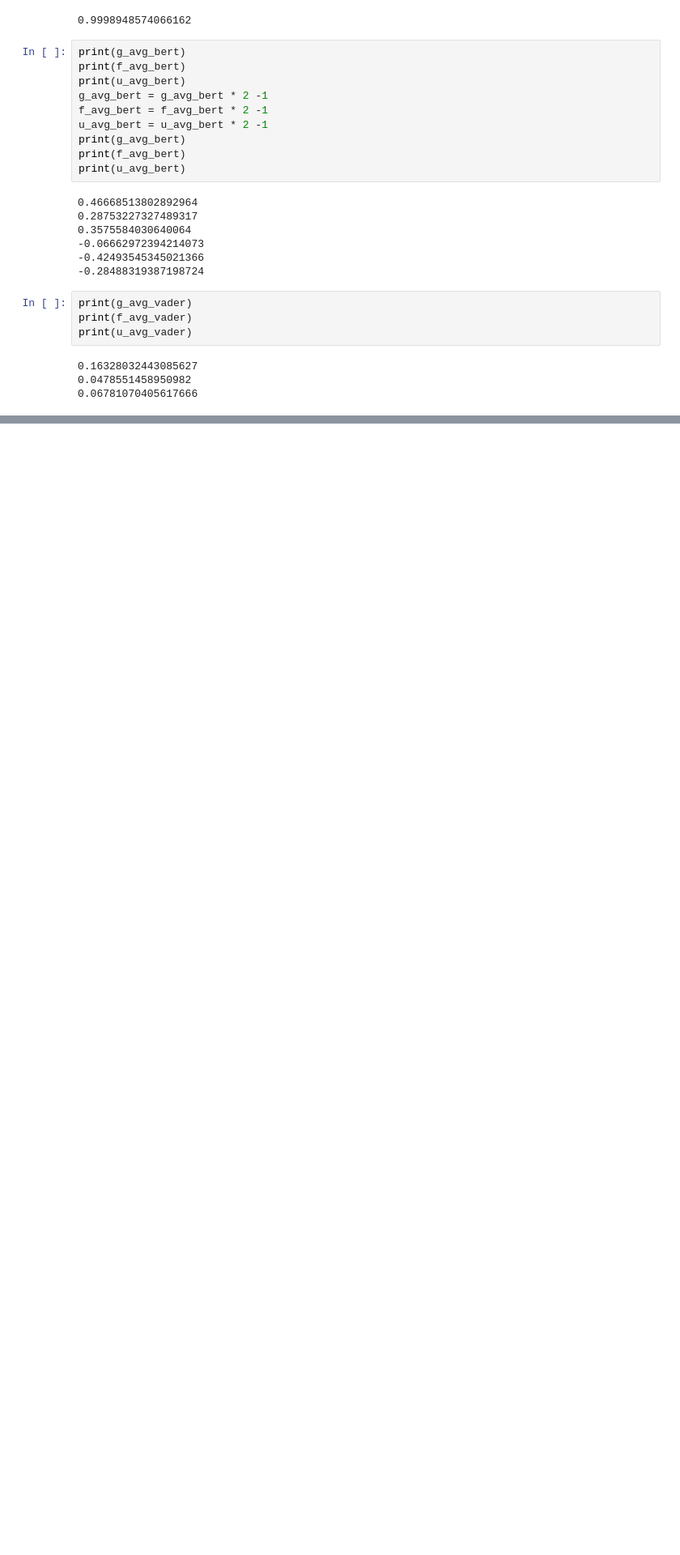
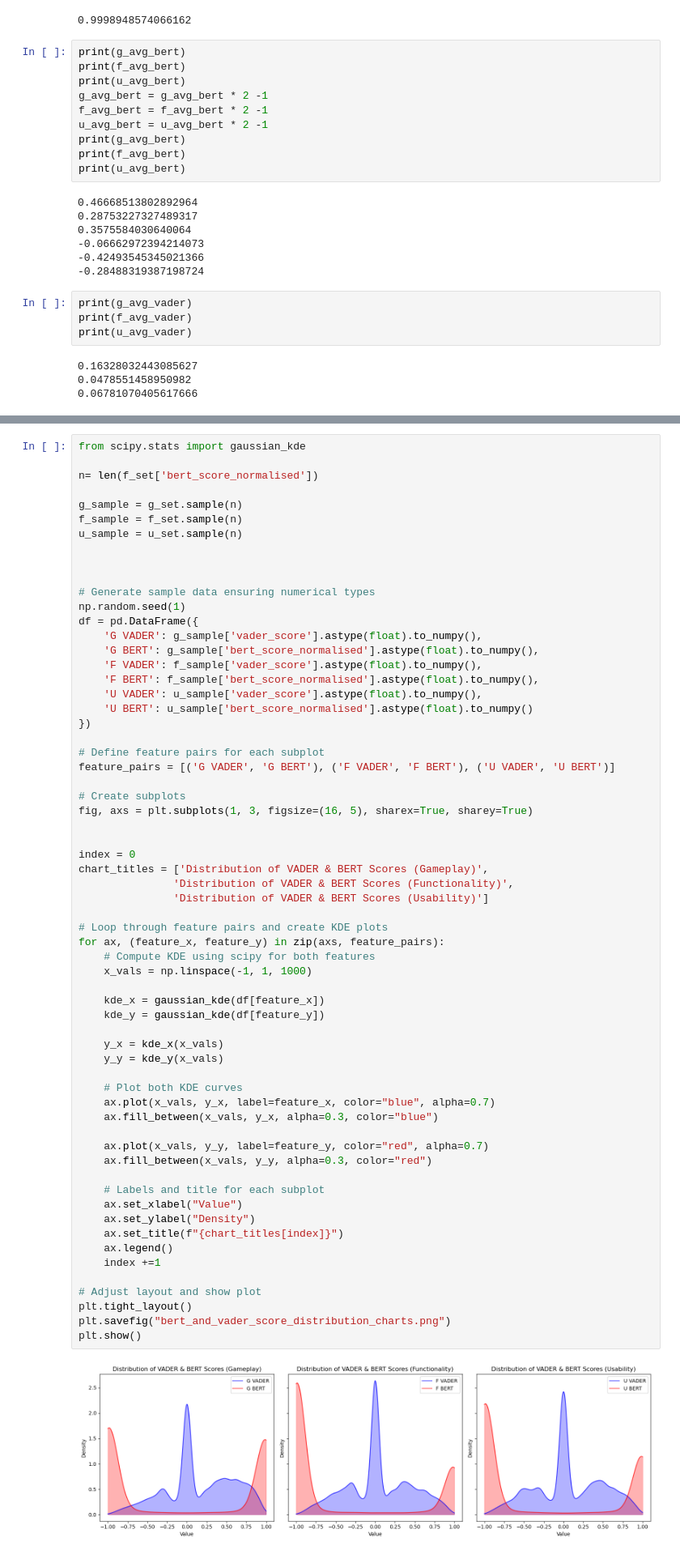
Before and after one commit to sabink6/game-pulse, a Jupyter notebook: post_filtering_sentiment_analysis.ipynb, the cells around one changed output, grey strips where cells are left out. Shown at 81% size. Saved outputs shown, nothing was run; the diff lists cells and outputs as text; blank space fills up the shorter version.

```diff
--- a/post_filtering_sentiment_analysis.ipynb
+++ b/post_filtering_sentiment_analysis.ipynb
@@ -309,0 +461,65 @@ plt.show()
+# %%
+from scipy.stats import gaussian_kde
+
+n= len(f_set['bert_score_normalised'])
+
+g_sample = g_set.sample(n)
+f_sample = f_set.sample(n)
+u_sample = u_set.sample(n)
+
+
+
+# Generate sample data ensuring numerical types
+np.random.seed(1)
+df = pd.DataFrame({
+    'G VADER': g_sample['vader_score'].astype(float).to_numpy(),
+    'G BERT': g_sample['bert_score_normalised'].astype(float).to_numpy(),
+    'F VADER': f_sample['vader_score'].astype(float).to_numpy(),
+    'F BERT': f_sample['bert_score_normalised'].astype(float).to_numpy(),
+    'U VADER': u_sample['vader_score'].astype(float).to_numpy(),
+    'U BERT': u_sample['bert_score_normalised'].astype(float).to_numpy()
+})
+
+# Define feature pairs for each subplot
+feature_pairs = [('G VADER', 'G BERT'), ('F VADER', 'F BERT'), ('U VADER', 'U BERT')]
+
+# Create subplots
+fig, axs = plt.subplots(1, 3, figsize=(16, 5), sharex=True, sharey=True)
+
+
+index = 0
+chart_titles = ['Distribution of VADER & BERT Scores (Gameplay)',
+               'Distribution of VADER & BERT Scores (Functionality)',
+               'Distribution of VADER & BERT Scores (Usability)']
+
+# Loop through feature pairs and create KDE plots
+for ax, (feature_x, feature_y) in zip(axs, feature_pairs):
+    # Compute KDE using scipy for both features
+    x_vals = np.linspace(-1, 1, 1000)
+
+    kde_x = gaussian_kde(df[feature_x])
+    kde_y = gaussian_kde(df[feature_y])
+
+    y_x = kde_x(x_vals)
+    y_y = kde_y(x_vals)
+
+    # Plot both KDE curves
+    ax.plot(x_vals, y_x, label=feature_x, color="blue", alpha=0.7)
+    ax.fill_between(x_vals, y_x, alpha=0.3, color="blue")
+
+    ax.plot(x_vals, y_y, label=feature_y, color="red", alpha=0.7)
+    ax.fill_between(x_vals, y_y, alpha=0.3, color="red")
+
+    # Labels and title for each subplot
+    ax.set_xlabel("Value")
+    ax.set_ylabel("Density")
+    ax.set_title(f"{chart_titles[index]}")
+    ax.legend()
+    index +=1
+
+# Adjust layout and show plot
+plt.tight_layout()
+plt.savefig("bert_and_vader_score_distribution_charts.png")
+plt.show()
+# %% [output]
+[figure, added]
```
Also changed, not shown: parts of 11 cells of this notebook, 3 other files.
